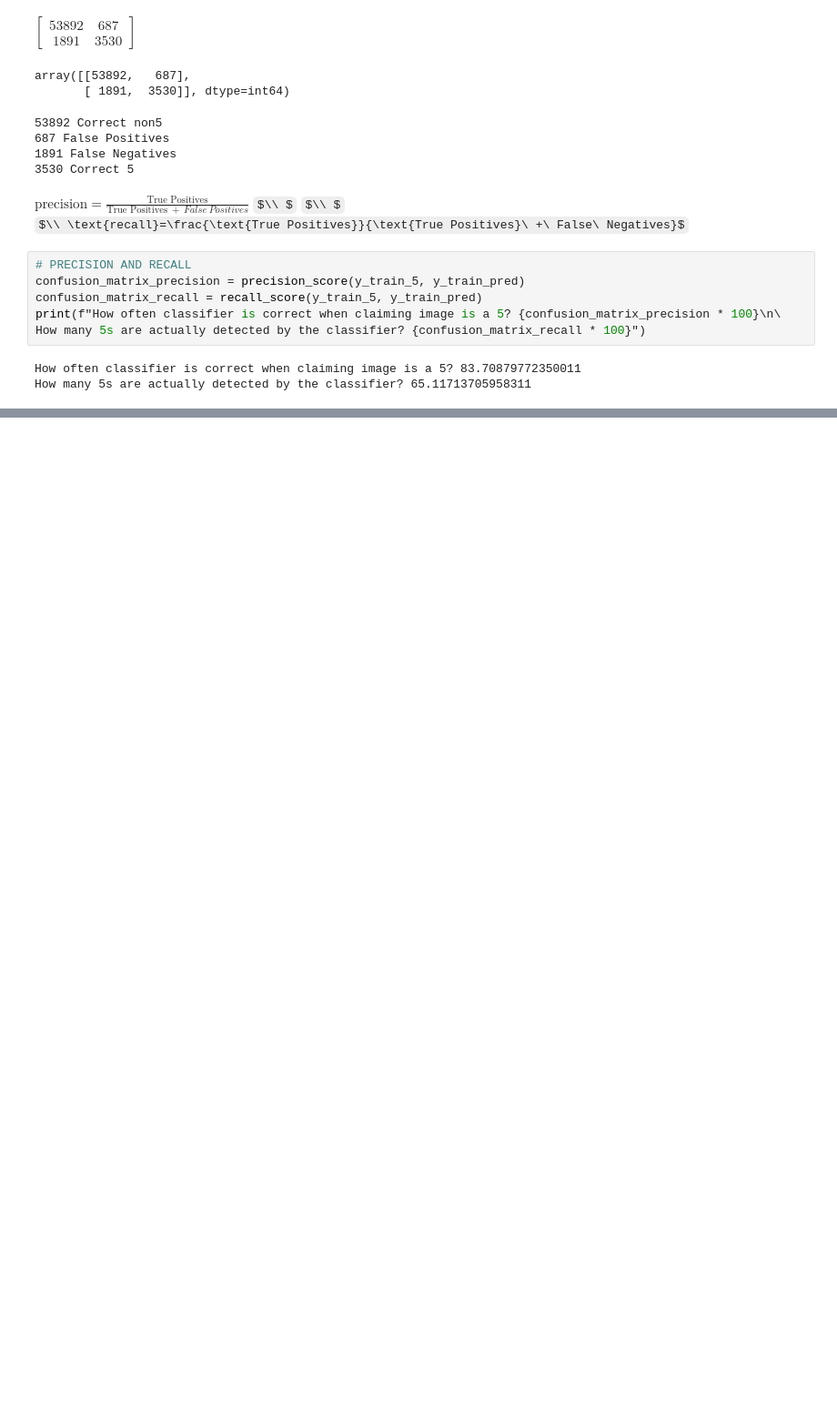
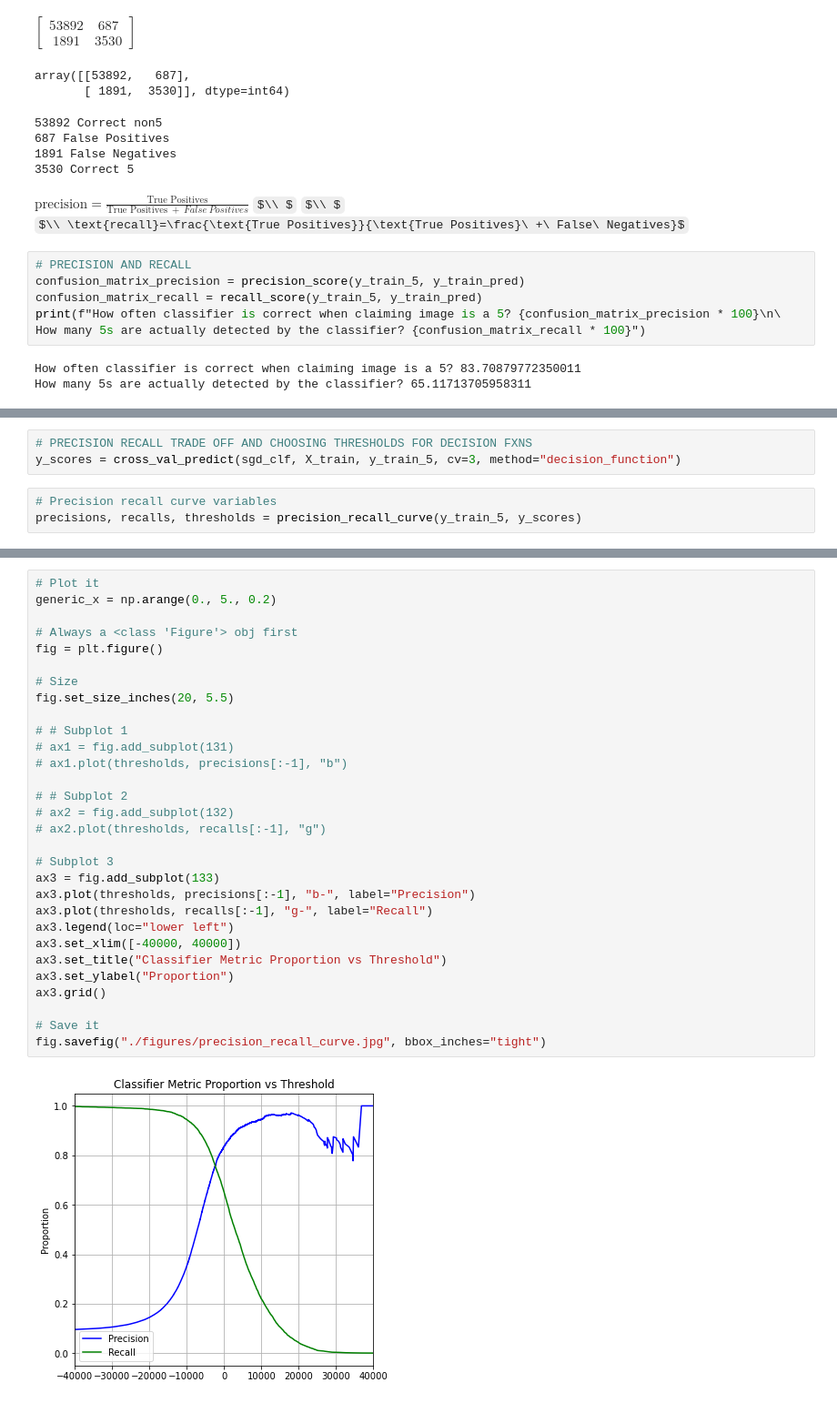
Before and after one commit to jfdev001/handson-ml, a Jupyter notebook: CH3/proj.ipynb, the cells around one changed output, grey strips where cells are left out. Shown at 91% size. Drawn from its saved outputs; the diff is of its cells as text; some formulas as TeX source; blank space fills up the shorter version.

Commit message:
Added some figures. Understand what cross_val_predict() returns

```diff
--- a/CH3/proj.ipynb
+++ b/CH3/proj.ipynb
@@ -119,0 +127,6 @@ How many 5s are actually detected by the classifier? 65.11713705958311
+# %%
+# PRECISION RECALL TRADE OFF AND CHOOSING THRESHOLDS FOR DECISION FXNS
+y_scores = cross_val_predict(sgd_clf, X_train, y_train_5, cv=3, method="decision_function")
+# %%
+# Precision recall curve variables
+precisions, recalls, thresholds = precision_recall_curve(y_train_5, y_scores)
@@ -119,0 +145,32 @@ How many 5s are actually detected by the classifier? 65.11713705958311
+# %%
+# Plot it
+generic_x = np.arange(0., 5., 0.2)
+
+# Always a <class 'Figure'> obj first
+fig = plt.figure()
+
+# Size
+fig.set_size_inches(20, 5.5)
+
+# # Subplot 1
+# ax1 = fig.add_subplot(131)
+# ax1.plot(thresholds, precisions[:-1], "b")
+
+# # Subplot 2
+# ax2 = fig.add_subplot(132)
+# ax2.plot(thresholds, recalls[:-1], "g")
+
+# Subplot 3
+ax3 = fig.add_subplot(133)
+ax3.plot(thresholds, precisions[:-1], "b-", label="Precision")
+ax3.plot(thresholds, recalls[:-1], "g-", label="Recall")
+ax3.legend(loc="lower left")
+ax3.set_xlim([-40000, 40000])
+ax3.set_title("Classifier Metric Proportion vs Threshold")
+ax3.set_ylabel("Proportion")
+ax3.grid()
+
+# Save it
+fig.savefig("./figures/precision_recall_curve.jpg", bbox_inches="tight")
+# %% [output]
+[figure, added]
```
Also changed, not shown: parts of 6 cells of this notebook, 2 other files.
